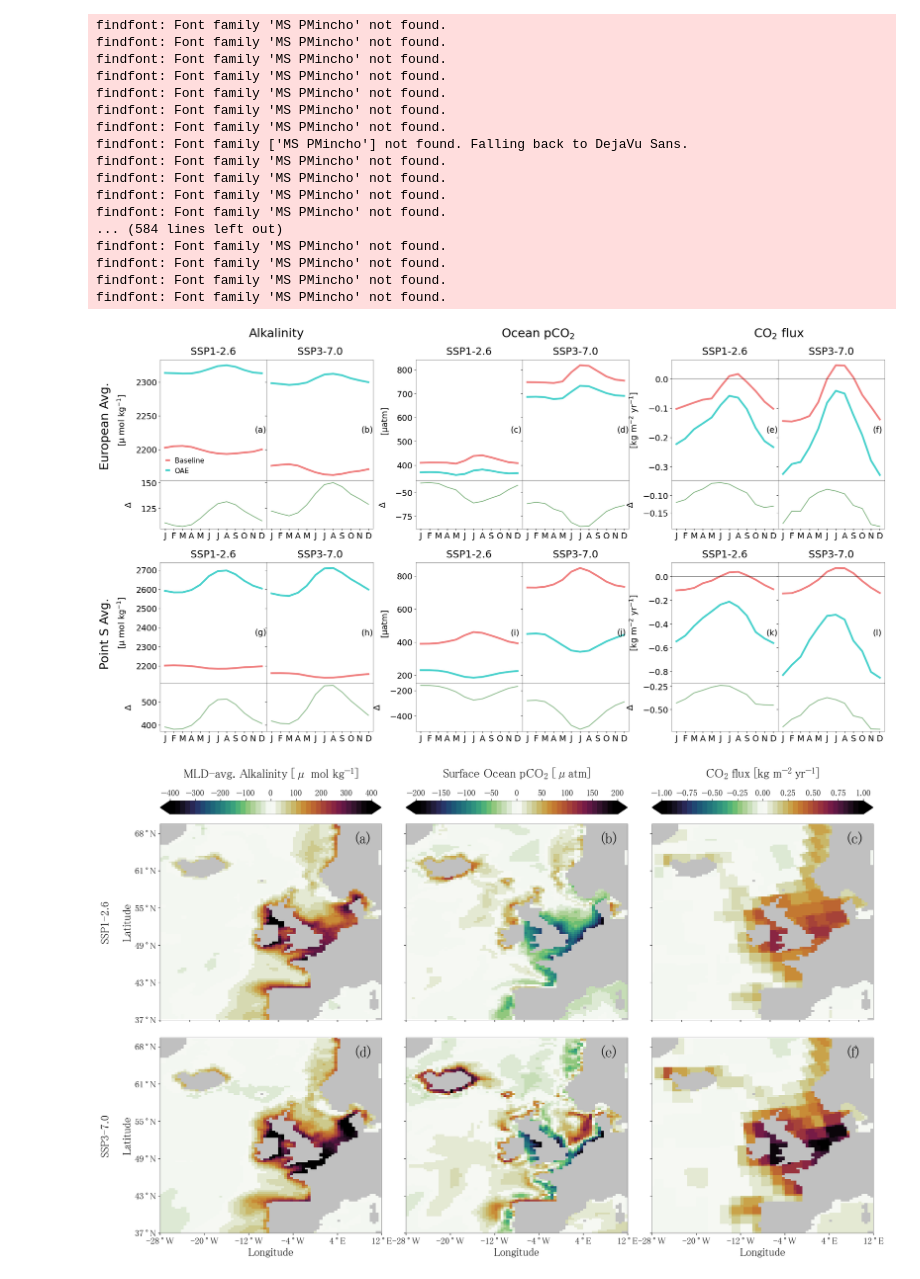
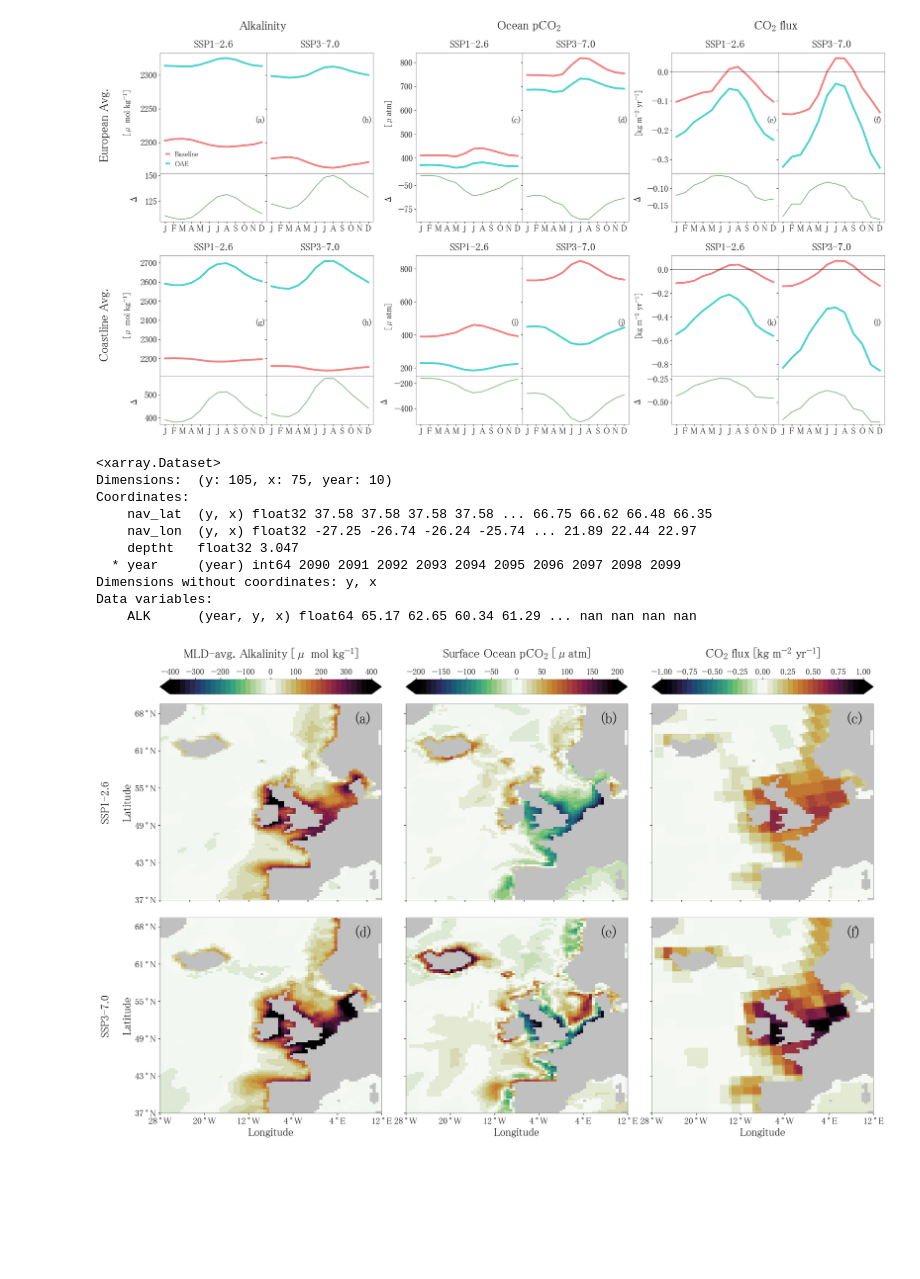
Before and after one commit to chiaraciscato/2026_ciscato_oae_seasonality, a Jupyter notebook: scripts/new_script.ipynb, the cells around one changed output. Cells and saved outputs as stored; diff of their text form; code cells hidden in the pictures; blank space fills up the shorter version.

```diff
--- a/scripts/new_script.ipynb
+++ b/scripts/new_script.ipynb
@@ -20,4 +0,0 @@ warnings.filterwarnings('ignore')
-# %%
-sns.set_palette("pastel")
-isns.set_context(mode="notebook", fontfamily="MS PMincho")
-sns.set_context(font_scale=0.8)
@@ -65,7 +44,7 @@ ocean_slice = grid_cell_ocean.sel(x=slice(520, 595), y=slice(330, 435)) # m-2
 # %%
 # alkalkinity mask
 
-alk_mask = xr.open_dataset('/Users/chiaraciscato/Downloads/alk_mask/alkalinity_mask_y2100.nc')
+alk_mask = xr.open_dataset('/Users/chiaraciscato/Desktop/GEOMAR/2024_ciscato_oae_seasonality/alk_mask/alkalinity_mask_y2100.nc')
 alk_mask = alk_mask.where(alk_mask)
 alk_mask=alk_mask.sel(x=slice(520, 595), y=slice(330, 435))
 alk_mask = xr.where(alk_mask.notnull(), 1, np.nan)
@@ -194,25 +173,25 @@ def process_scenario(var, filePath):
     for scenario, dataset in var_datasets.items():
         dataset = dataset.where(dataset)
         # set variables that are sliced to mld
-        # if var in ['ALK','DIC']:
+        # if var in ['ALK']:
         #     datasetMLD = mld_datasets[scenario]
         #     dataset = slicing(dataset, datasetMLD, var)
 
-        if var in ['ALK']: # for surface alkalinity plots
+        if var in ['ALK','DIC']: # for surface alkalinity plots
             dataset = dataset.isel(deptht=0)
 
-        elif var in ['DIC']: # for surface alkalinity plots
+        # elif var in ['DIC']: # for surface alkalinity plots
                                   # mol m-3         g mol-1   kg
-            intgr = compute_integral(dataset, var) * 12.01 * 1e-3 # kg m-3
-            intgr = intgr.groupby('time_counter.year').mean('time_counter')
+            # intgr = compute_integral(dataset, var) * 12.01 * 1e-3 # kg m-3
+            # intgr = intgr.groupby('time_counter.year').mean('time_counter')
 
         # compute DIC integral below the mixed layer
 
-#             mld = mld_datasets[scenario]
-#                                # mol m-3         g mol-1   kg
-#             intgr = (slicing(dataset, mld, var)) * 12.01 * 1e-3 # kg m-3
+            # mld = mld_datasets[scenario]
+            #                    # mol m-3         g mol-1   kg
+            # intgr = (slicing(dataset, mld, var)) * 12.01 * 1e-3 # kg m-3
 
-            integral[scenario] = intgr
+            # integral[scenario] = intgr
 
         elif var in ['co2flux']:
                              # kg m-2 yr-1
@@ -337,58 +316,56 @@ for i in range(6):
 for i, ax in enumerate(axes):
     ax.tick_params(axis='both', which='major', labelsize=s)
 
     y = list(range(0,13))
     ax.set_xticks(np.arange(min(y), max(y), 1))
     labels = [item.get_text() for item in ax.get_xticklabels()]
     month_label = ['J','F','M','A','M','J','J','A','S','O','N','D']
 
     if i % 2 != 0:
         ax.set_xticklabels(month_label, fontsize=s)
     else:
         ax.xaxis.set_tick_params(labelleft=False)
 
 for location in ['left', 'bottom', 'right', 'top']:
     for ax in axes:
         ax.spines[location].set_linewidth(0.4)
 
 for n, ax in enumerate([axes[i] for i in range(0, 24, 2)]):
-    ax.text(0.89, 0.40, f"{string.punctuation[7]}{string.ascii_lowercase[n]}{string.punctuation[8]}",
+    ax.text(0.9, 0.42, f"{string.punctuation[7]}{string.ascii_lowercase[n]}{string.punctuation[8]}",
         transform=ax.transAxes, size=18, color='black')
 
 column_titles = [f"{list(varUnit[vars[0]].keys())[0]}", f"{list(varUnit[vars[1]].keys())[0]}", f"{list(varUnit[vars[2]].keys())[0]}"]
 for i, title in enumerate(column_titles):
-    fig.text(0.22 + i * 0.27, 0.895, title, fontsize=l)
+    fig.text(0.21 + i * 0.275, 0.895, title, fontsize=l)
 
 # Add row titles
-row_titles = ['European Avg.', 'Point S Avg.']
+row_titles = ['European Avg.', 'Coastline Avg.']
 for i, title in enumerate(row_titles):
     fig.text(0.06, 0.81 - i * 0.13,title, ha='left', fontsize=l, rotation=90)
 
-# plt.savefig('/Users/chiaraciscato/Desktop/GEOMAR/2024_ciscato_oae_seasonality/out/lineplot.png', transparent=True)
+plt.savefig('/Users/chiaraciscato/Desktop/GEOMAR/2024_ciscato_oae_seasonality/out/lineplot.png', transparent=True)
+# plt.savefig('/Users/chiaraciscato/Desktop/GEOMAR/2024_ciscato_oae_seasonality/out/lineplot_supplement.png', transparent=True)
+
 
 pass
 # %% [output]
-findfont: Font family 'MS PMincho' not found.
-findfont: Font family 'MS PMincho' not found.
-findfont: Font family 'MS PMincho' not found.
-findfont: Font family 'MS PMincho' not found.
-findfont: Font family 'MS PMincho' not found.
-findfont: Font family 'MS PMincho' not found.
-findfont: Font family 'MS PMincho' not found.
-findfont: Font family ['MS PMincho'] not found. Falling back to DejaVu Sans.
-findfont: Font family 'MS PMincho' not found.
-findfont: Font family 'MS PMincho' not found.
-findfont: Font family 'MS PMincho' not found.
-findfont: Font family 'MS PMincho' not found.
-... (584 lines left out)
-findfont: Font family 'MS PMincho' not found.
-findfont: Font family 'MS PMincho' not found.
-findfont: Font family 'MS PMincho' not found.
-findfont: Font family 'MS PMincho' not found.
-[figure, old version]
+[figure, new version]
 # %%
 cmap, norm = create_discrete_cmap(cm.seasons, 40)
 cmap.set_bad(color='silver')
+# %%
+list(ampl_alk.values())[0]
+# %% [output]
+<xarray.Dataset>
+Dimensions:  (y: 105, x: 75, year: 10)
+Coordinates:
+    nav_lat  (y, x) float32 37.58 37.58 37.58 37.58 ... 66.75 66.62 66.48 66.35
+    nav_lon  (y, x) float32 -27.25 -26.74 -26.24 -25.74 ... 21.89 22.44 22.97
+    deptht   float32 3.047
+  * year     (year) int64 2090 2091 2092 2093 2094 2095 2096 2097 2098 2099
+Dimensions without coordinates: y, x
+Data variables:
+    ALK      (year, y, x) float64 65.17 62.65 60.34 61.29 ... nan nan nan nan
 # %%
 s, m, l = 16, 22, 26
 
```
Also changed, not shown: parts of 8 cells of this notebook, 7 other files.
